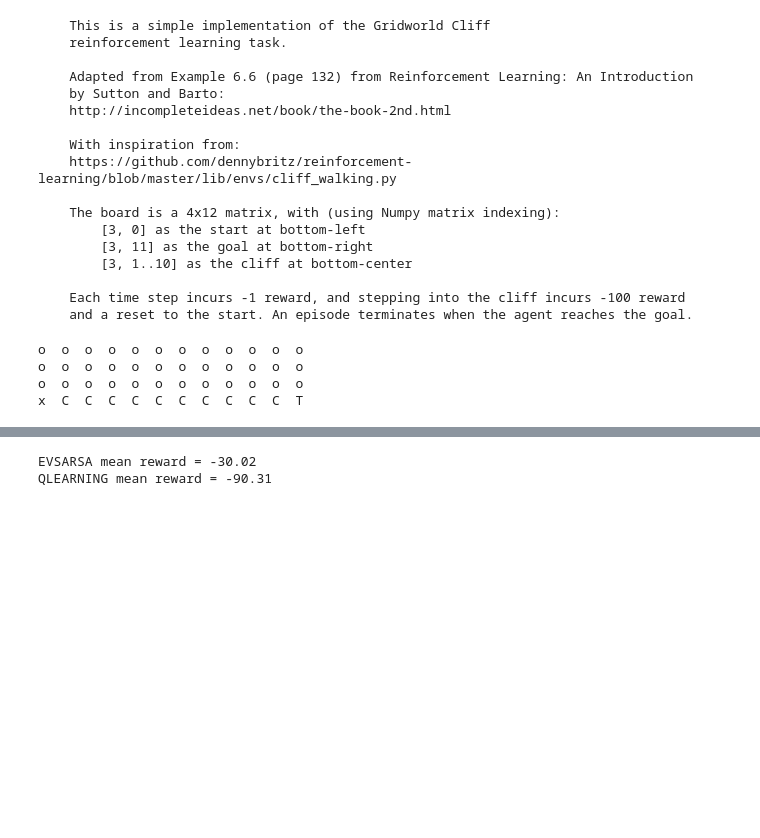
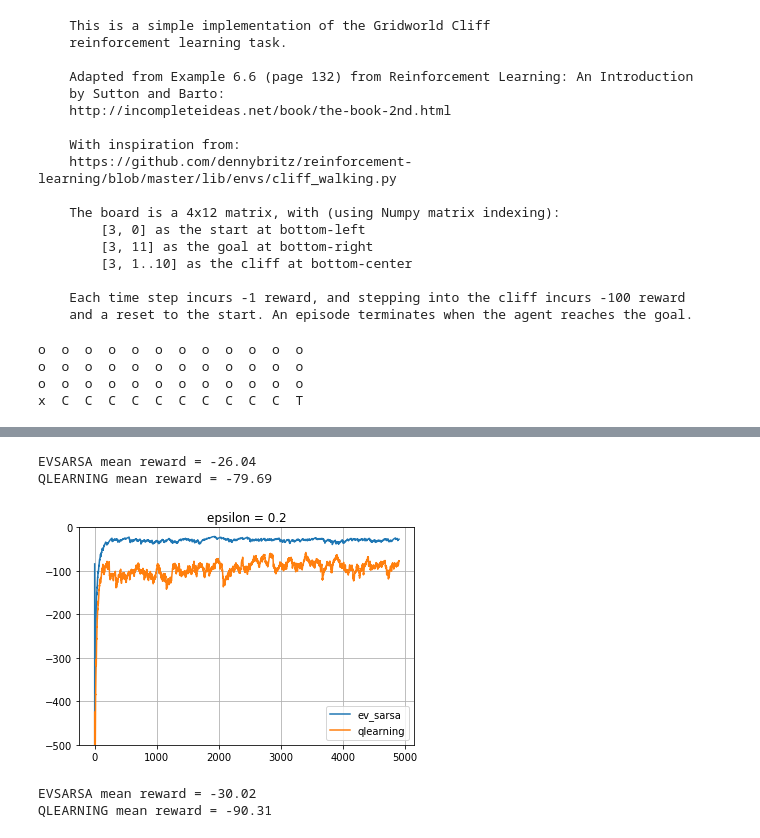
Before and after one commit to gabibu/reinforcementLearning, a Jupyter notebook: sarsa_exercise.ipynb, the cells around one changed output, grey strips where cells are left out. Drawn from its saved outputs; the diff is of its cells as text; code cells hidden in the pictures; blank space fills up the shorter version.

```diff
--- a/sarsa_exercise.ipynb
+++ b/sarsa_exercise.ipynb
@@ -223,5 +237,5 @@ x  C  C  C  C  C  C  C  C  C  C  T
 # %%
-def play_and_train(env,agent,t_max=10**4):
+def play_and_train(env, agent, t_max=10 ** 4):
     """This function should
     - run a full game, actions given by agent.getAction(s)
     - train agent using agent.update(...) whenever possible
@@ -230,11 +244,17 @@ def play_and_train(env,agent,t_max=10**4):
     s = env.reset()
 
     for t in range(t_max):
-        <YOUR CODE! hint: get action from agent, give it to env and update agent...>
+        #< YOUR CODE! hint: get action from agent, give it to env and update agent... >
 
-        s = next_s
-        total_reward +=r
-        if done:break
+        action = agent.get_action(s)
+        new_state, reward, is_done, _ = env.step(action)
+        agent.update(s, action, reward, new_state)
+
+        #(self.state_to_int(self.state), reward, self.is_done, {})
+        s = new_state
+        total_reward += reward
+        if is_done:
+            break
 
     return total_reward
 # %%
@@ -245,6 +265,33 @@ agent_sarsa = EVSarsaAgent(alpha=0.25, epsilon=0.2, discount=0.99,
 
 agent_ql = QLearningAgent(alpha=0.25, epsilon=0.2, discount=0.99,
                        get_legal_actions = lambda s: range(n_actions))
+# %%
+from IPython.display import clear_output
+from pandas import DataFrame
+moving_average = lambda x, span=100: DataFrame({'x':np.asarray(x)}).x.ewm(span=span).mean().values
+
+rewards_sarsa, rewards_ql = [], []
+
+for i in range(5000):
+    rewards_sarsa.append(play_and_train(env, agent_sarsa))
+    rewards_ql.append(play_and_train(env, agent_ql))
+    #Note: agent.epsilon stays constant
+
+    if i %100 ==0:
+        clear_output(True)
+        print('EVSARSA mean reward =', np.mean(rewards_sarsa[-100:]))
+        print('QLEARNING mean reward =', np.mean(rewards_ql[-100:]))
+        plt.title("epsilon = %s" % agent_ql.epsilon)
+        plt.plot(moving_average(rewards_sarsa), label='ev_sarsa')
+        plt.plot(moving_average(rewards_ql), label='qlearning')
+        plt.grid()
+        plt.legend()
+        plt.ylim(-500, 0)
+        plt.show()
+# %% [output]
+EVSARSA mean reward = -26.04
+QLEARNING mean reward = -79.69
+[figure, added]
 # %%
 from IPython.display import clear_output
 from pandas import DataFrame
```
Also changed, not shown: parts of 2 cells of this notebook.
